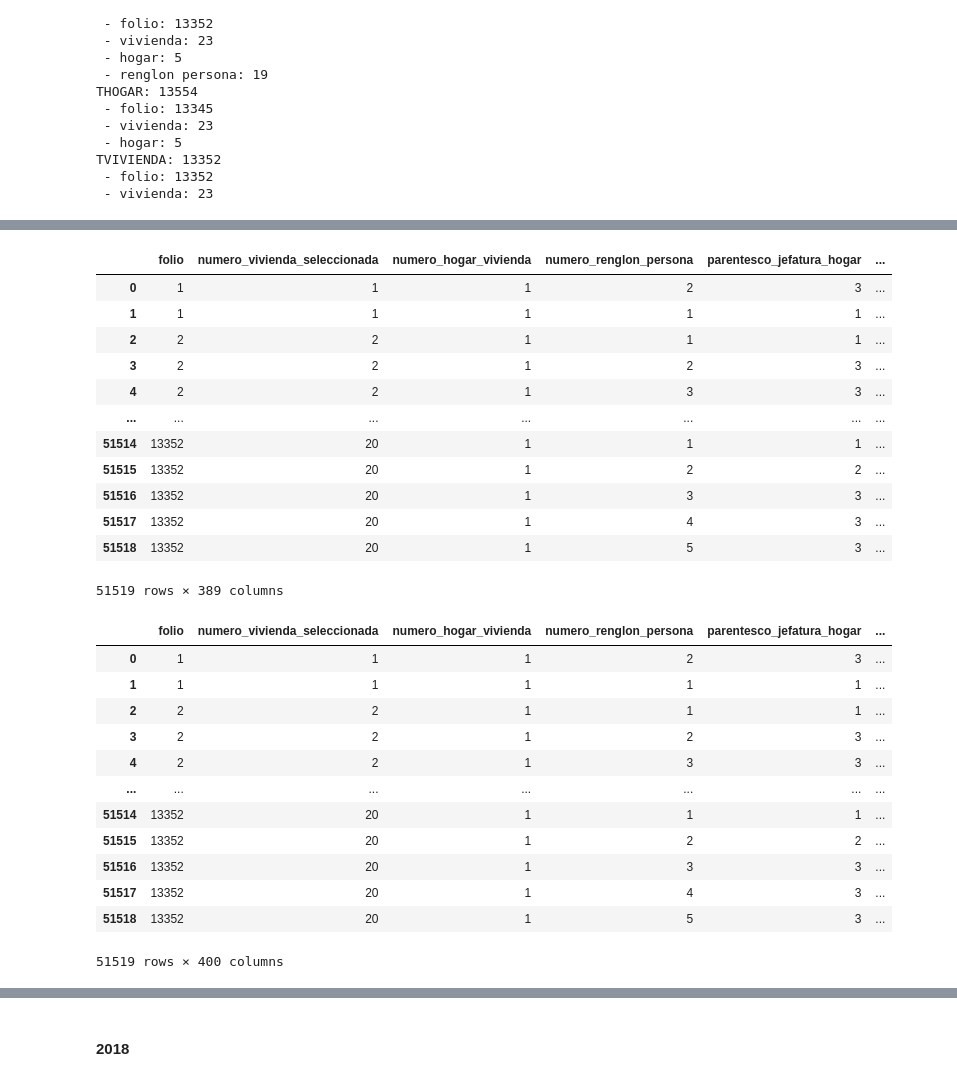
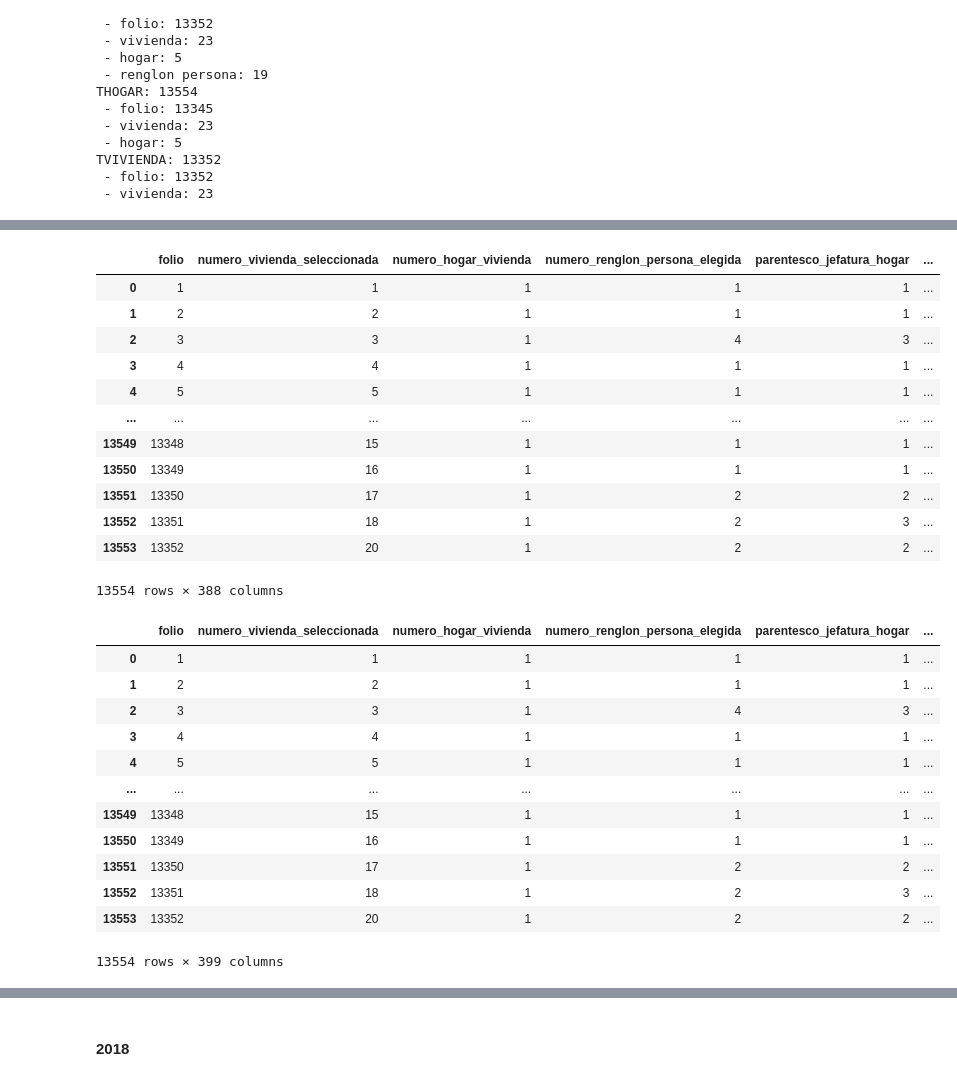
Before and after one commit to brau126/develop_data_science, a Jupyter notebook: Academic/Diplomado/Proyecto/Exploracion_TAD.ipynb, the cells around one changed output, grey strips where cells are left out. Drawn from its saved outputs; the diff is of its cells as text; code cells hidden in the pictures.

```diff
--- a/Academic/Diplomado/Proyecto/Exploracion_TAD.ipynb
+++ b/Academic/Diplomado/Proyecto/Exploracion_TAD.ipynb
@@ -994,13 +1057,18 @@ TVIVIENDA: 13352
  - vivienda: 23
 # %%
 # sdem con modulo
-llaves = ['folio']
+llaves = ['folio',
+          'numero_vivienda_seleccionada',
+          'numero_hogar_vivienda',
+          'numero_renglon_persona_elegida']
+
+TSDEM_21.rename(columns={'numero_renglon_persona':'numero_renglon_persona_elegida'}, inplace=True)
 
 cols_dup = TMODULO_21.columns.intersection(TSDEM_21.columns).difference(llaves)
 
 enif_2021_t2 = pd.merge(left=TSDEM_21,
                         right=TMODULO_21.drop(columns=cols_dup),
-                        how='left',
+                        how='right',
                         on=llaves
                         )
 
@@ -1022,33 +1090,36 @@ enif_2021_t2
 # %%
 # hogar con sdem-modulo
-llaves = ['folio']
+llaves = ['folio',
+          'numero_vivienda_seleccionada',
+          'numero_hogar_vivienda']
 
 cols_dup = THOGAR_21.columns.intersection(enif_2021_t2.columns).difference(llaves)
 
 enif_2021_t3 = pd.merge(left=enif_2021_t2,
                         right=THOGAR_21.drop(columns=cols_dup),
                         how='left',
                         on=llaves
                         )
 
 enif_2021_t3
 # %% [output]
-|  | folio | numero_vivienda_seleccionada | numero_hogar_vivienda | numero_renglon_persona | parentesco_jefatura_hogar | ... |
-| 0 | 1 | 1 | 1 | 2 | 3 | ... |
-| 1 | 1 | 1 | 1 | 1 | 1 | ... |
-| 2 | 2 | 2 | 1 | 1 | 1 | ... |
-| 3 | 2 | 2 | 1 | 2 | 3 | ... |
-| 4 | 2 | 2 | 1 | 3 | 3 | ... |
+|  | folio | numero_vivienda_seleccionada | numero_hogar_vivienda | numero_renglon_persona_elegida | parentesco_jefatura_hogar | ... |
+| 0 | 1 | 1 | 1 | 1 | 1 | ... |
+| 1 | 2 | 2 | 1 | 1 | 1 | ... |
+| 2 | 3 | 3 | 1 | 4 | 3 | ... |
+| 3 | 4 | 4 | 1 | 1 | 1 | ... |
+| 4 | 5 | 5 | 1 | 1 | 1 | ... |
 | ... | ... | ... | ... | ... | ... | ... |
-| 51514 | 13352 | 20 | 1 | 1 | 1 | ... |
-| 51515 | 13352 | 20 | 1 | 2 | 2 | ... |
-| 51516 | 13352 | 20 | 1 | 3 | 3 | ... |
-| 51517 | 13352 | 20 | 1 | 4 | 3 | ... |
-| 51518 | 13352 | 20 | 1 | 5 | 3 | ... |
+| 13549 | 13348 | 15 | 1 | 1 | 1 | ... |
+| 13550 | 13349 | 16 | 1 | 1 | 1 | ... |
+| 13551 | 13350 | 17 | 1 | 2 | 2 | ... |
+| 13552 | 13351 | 18 | 1 | 2 | 3 | ... |
+| 13553 | 13352 | 20 | 1 | 2 | 2 | ... |
-51519 rows × 389 columns
+13554 rows × 388 columns
 # %%
 # vivienda con sdem-modulo-hogar
-llaves = ['folio']
+llaves = ['folio',
+          'numero_vivienda_seleccionada']
 
 cols_dup = TVIVIENDA_21.columns.intersection(enif_2021_t3.columns).difference(llaves)
 
@@ -1060,19 +1131,19 @@ enif_2021_t4 = pd.merge(left=enif_2021_t3,
 
 enif_2021_t4
 # %% [output]
-|  | folio | numero_vivienda_seleccionada | numero_hogar_vivienda | numero_renglon_persona | parentesco_jefatura_hogar | ... |
-| 0 | 1 | 1 | 1 | 2 | 3 | ... |
-| 1 | 1 | 1 | 1 | 1 | 1 | ... |
-| 2 | 2 | 2 | 1 | 1 | 1 | ... |
-| 3 | 2 | 2 | 1 | 2 | 3 | ... |
-| 4 | 2 | 2 | 1 | 3 | 3 | ... |
+|  | folio | numero_vivienda_seleccionada | numero_hogar_vivienda | numero_renglon_persona_elegida | parentesco_jefatura_hogar | ... |
+| 0 | 1 | 1 | 1 | 1 | 1 | ... |
+| 1 | 2 | 2 | 1 | 1 | 1 | ... |
+| 2 | 3 | 3 | 1 | 4 | 3 | ... |
+| 3 | 4 | 4 | 1 | 1 | 1 | ... |
+| 4 | 5 | 5 | 1 | 1 | 1 | ... |
 | ... | ... | ... | ... | ... | ... | ... |
-| 51514 | 13352 | 20 | 1 | 1 | 1 | ... |
-| 51515 | 13352 | 20 | 1 | 2 | 2 | ... |
-| 51516 | 13352 | 20 | 1 | 3 | 3 | ... |
-| 51517 | 13352 | 20 | 1 | 4 | 3 | ... |
-| 51518 | 13352 | 20 | 1 | 5 | 3 | ... |
+| 13549 | 13348 | 15 | 1 | 1 | 1 | ... |
+| 13550 | 13349 | 16 | 1 | 1 | 1 | ... |
+| 13551 | 13350 | 17 | 1 | 2 | 2 | ... |
+| 13552 | 13351 | 18 | 1 | 2 | 3 | ... |
+| 13553 | 13352 | 20 | 1 | 2 | 2 | ... |
-51519 rows × 400 columns
+13554 rows × 399 columns
 # %%
 enif_2021_full = enif_2021_t4
 enif_2021_full['anio'] = '2021'
```
Also changed, not shown: parts of 31 cells of this notebook.
